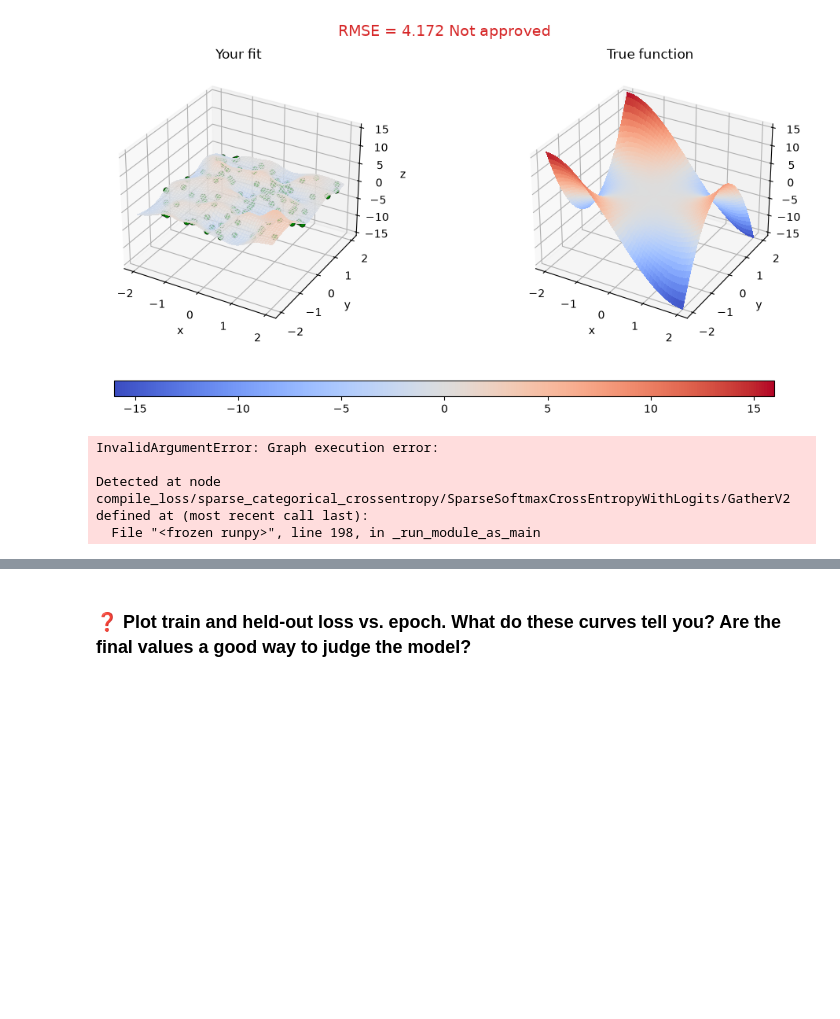
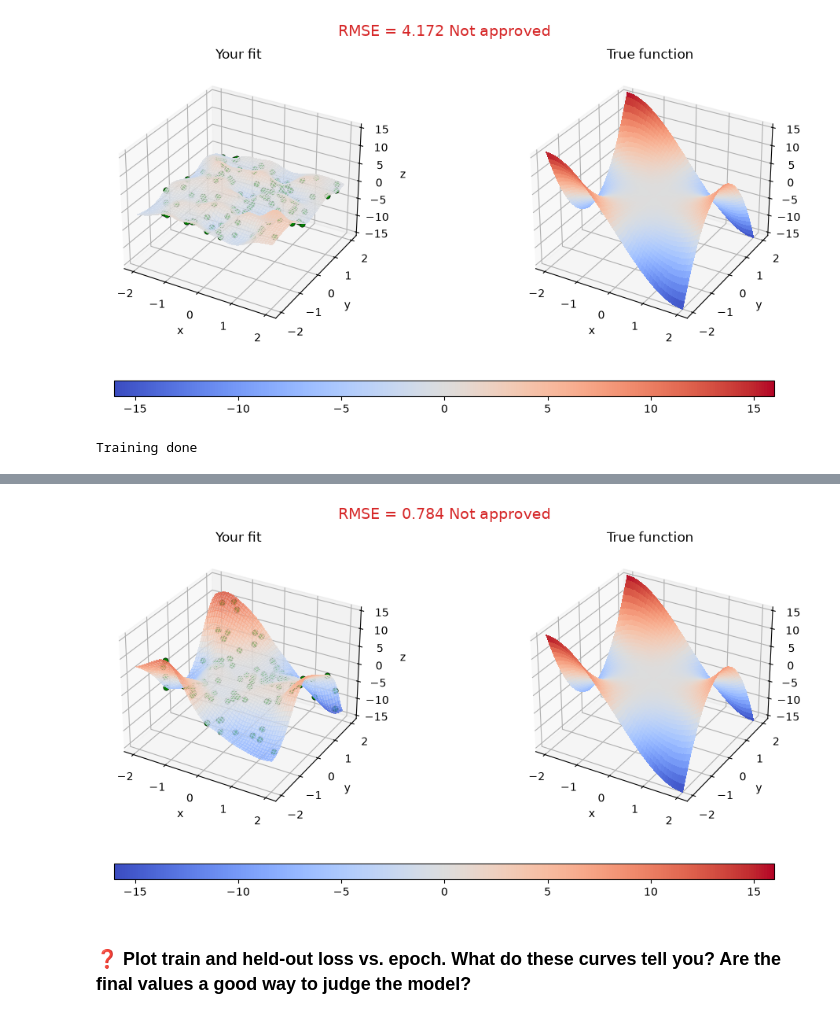
Before and after one commit to savmidt/tdt4172_intro_ml, a Jupyter notebook: Assignment3/problem.ipynb, the cells around one changed output, grey strips where cells are left out. Cells and saved outputs as stored; diff of their text form; code cells hidden in the pictures; blank space fills up the shorter version.

```diff
--- a/Assignment3/problem.ipynb
+++ b/Assignment3/problem.ipynb
@@ -290,33 +290,39 @@ y_test = test['y']
 model_tanh = keras.Sequential([
     keras.Input(shape=(2,), name="inputs"), # input
 
-    layers.Dense(2, activation='tanh', name = "layer1"),
-    layers.Dense(3, activation='tanh', name = "layer2"),
-    layers.Dense(4, activation='tanh', name = "layer3"),
-    layers.Dense(5, activation='tanh', name = "layer4"),
-    layers.Dense(6, activation='tanh', name = "layer5"),
-    layers.Dense(7, activation='tanh', name = "layer6"),
+    layers.Normalization(axis=-1, name = "normalization"),
+
+    # layers.Dense(2, activation= 'tanh', name = "layer1"),
+    # layers.Dense(3, name = "layer2"),
+    # layers.Dense(4, activation= "tanh", name = "layer3"),
+    # layers.Dense(5, name = "layer5"),
+    # layers.Dense(20, activation= "tanh", name = "layer6"),
+    # layers.Dense(20, name = "layer7"),
+    # layers.Dense(20, activation= "tanh", name = "layer8"),
+    # layers.Dense(20, name = "layer9"),
+    layers.Dense(128, activation= "tanh", name = "layer10"),
+    # layers.Dense(10, name = "layer11"),
+    # layers.Dense(10, name = "layer12"),
 
     layers.Dense(1, name = "predictions") #output
 ])
 model_tanh.compile(
-    optimizer=keras.optimizers.RMSprop(learning_rate=0.01),  # Optimizer
-    loss=keras.losses.SparseCategoricalCrossentropy(),
-    metrics=[keras.metrics.SparseCategoricalAccuracy()],
+    optimizer=keras.optimizers.SGD(learning_rate=0.005),  # Optimizer
+    loss=keras.losses.MeanSquaredError(),
+    metrics=[keras.metrics.MeanAbsoluteError()],
 )
 
 history = model_tanh.fit(
     x_train, y_train, validation_split=0.1,verbose = 0,
     batch_size=32,
-    epochs=100,
+    epochs=1000,
 )
+print("Training done")
 # %% [output]
-InvalidArgumentError: Graph execution error:
-
-Detected at node compile_loss/sparse_categorical_crossentropy/SparseSoftmaxCrossEntropyWithLogits/GatherV2 defined at (most recent call last):
-  File "<frozen runpy>", line 198, in _run_module_as_main
+Training done
 # %%
 print(f'tanh: test loss, test acc = {model_tanh.evaluate(x_test,y_test)}')
 preds = model_tanh.predict(x_test)
-plot_complex_fit(test_xy, preds)
+plot_complex_fit(x_test, preds)
 plt.show()
+# %% [output]
@@ -323,2 +332,3 @@ plt.show()
+[figure, added]
 # %% [markdown]
 ### ❓ Plot train and held-out loss vs. epoch. What do these curves tell you? Are the final values a good way to judge the model?
```
Also changed, not shown: parts of 2 cells of this notebook.
